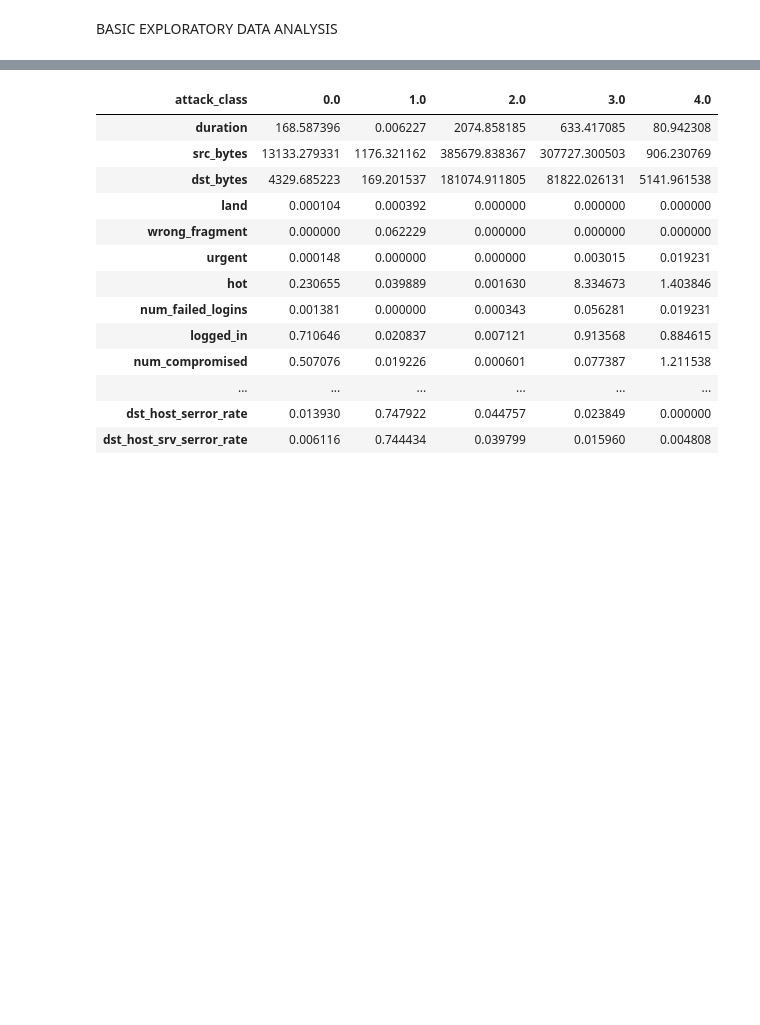
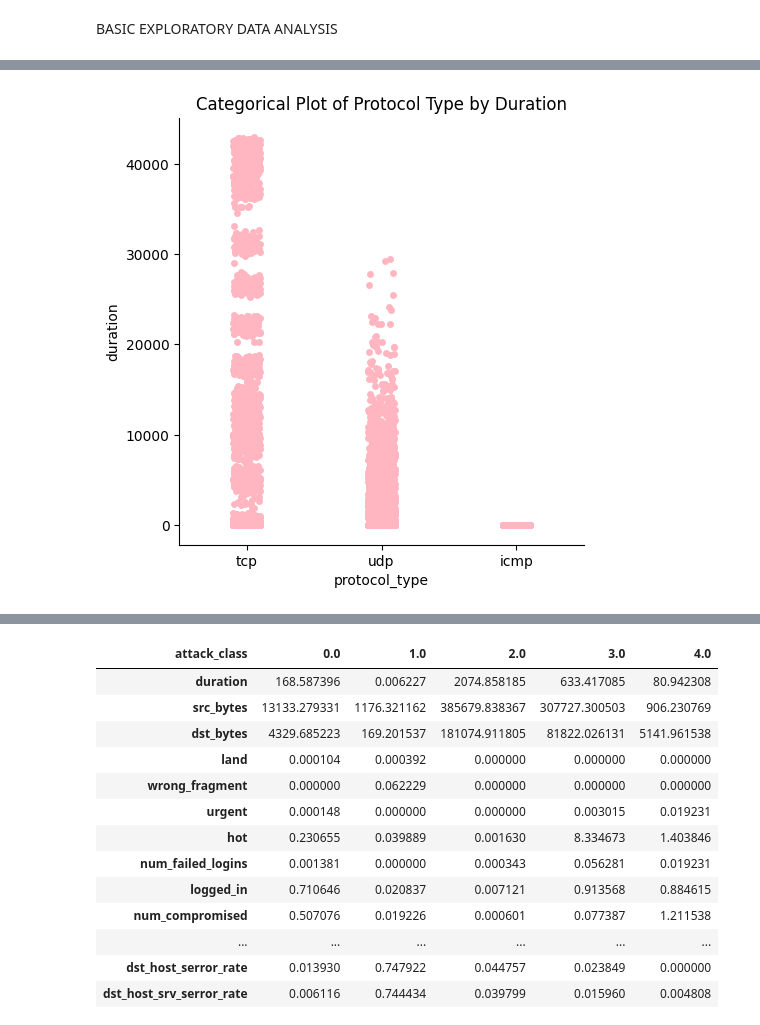
Before and after one commit to Manahil29/NIDS, a Jupyter notebook: NIDS-ML.ipynb, the cells around one changed output, grey strips where cells are left out. Cells and saved outputs as stored; diff of their text form; code cells hidden in the pictures; blank space fills up the shorter version.

```diff
--- a/NIDS-ML.ipynb
+++ b/NIDS-ML.ipynb
@@ -330,0 +336,6 @@ plt.show()
+# %%
+sns.catplot(x=train['protocol_type'], y=train['duration'], color="lightpink")
+plt.title('Categorical Plot of Protocol Type by Duration')
+plt.show()
+# %% [output]
+[figure, added]
```
Also changed, not shown: parts of 11 cells of this notebook.
